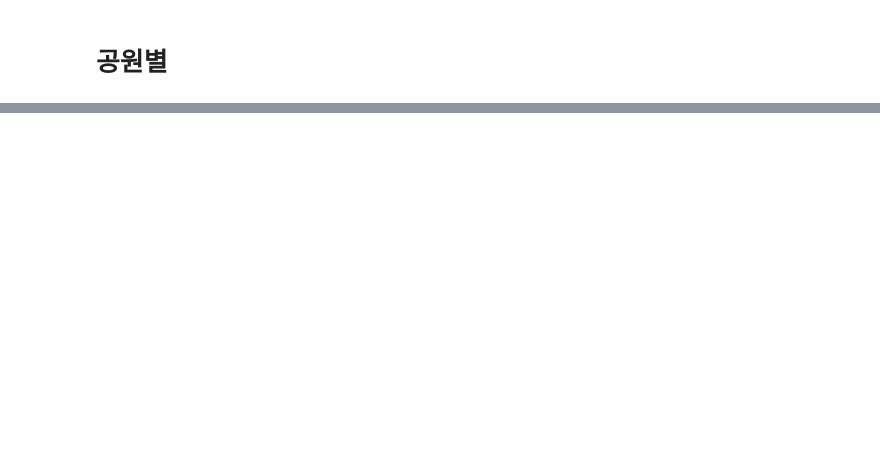
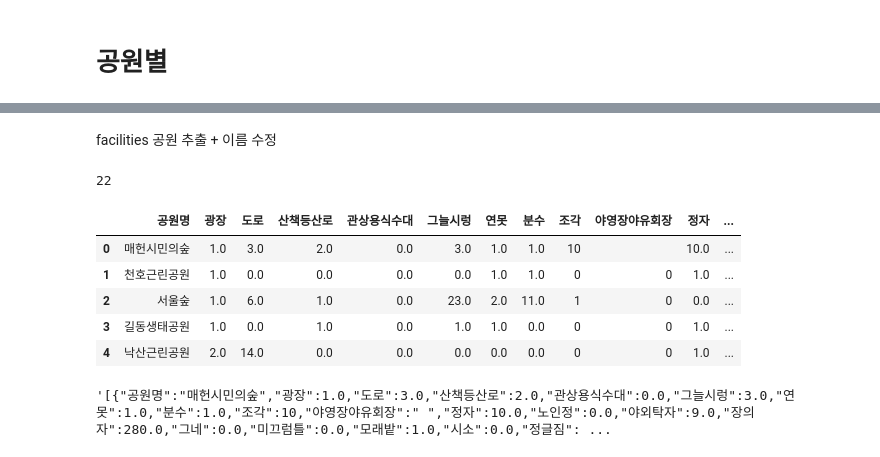
Before and after one commit to gnuyhaa/SeSAC_final, a Jupyter notebook: analysis/park.ipynb, the cells around one changed output, grey strips where cells are left out. Cells and saved outputs as stored; diff of their text form; code cells hidden in the pictures; blank space fills up the shorter version.

```diff
--- a/analysis/park.ipynb
+++ b/analysis/park.ipynb
@@ -251,3 +282,6 @@ facilities.head()
+# %%
+facilities.columns.values[24] = '수영장(실내)'
+facilities.columns.values[25] = '수영장(실외)'
 # %%
 facilities = facilities.fillna(0)
 # %%
@@ -296,0 +476,41 @@ park_json
+# %% [markdown]
+facilities 공원 추출 + 이름 수정
+# %%
+park_list = ['남산제1근린', '일자산<길동생태>', '서울대공원(총계)', '서울숲(생활권-근린)', '월드컵공원', '광화문시민열린마당',
+                    '여의도공원', '보라매', '어린이대공원', '천호', '용산가족공원',
+                    '낙산', '시민의숲', '선유도공원', '북서울꿈의숲', '서서울호수공원',
+                    '중랑캠핑숲', '세종로공원', '푸른수목원', '경춘선숲길', '서울로7017', '서울식물원(총계)']
+
+filtered_facilities = facilities[facilities['공원명'].isin(park_list)]
+filtered_facilities = filtered_facilities.drop_duplicates(subset=['공원명'], keep='first')
+# %%
+len(filtered_facilities)
+# %% [output]
+22
+# %%
+# 공원 이름 변경
+old_names = [
+    '남산제1근린', '일자산<길동생태>', '서울대공원(총계)', '서울숲(생활권-근린)', '월드컵공원', '광화문시민열린마당',
+    '여의도공원', '보라매', '어린이대공원', '천호', '용산가족공원',
+    '낙산', '시민의숲', '선유도공원', '북서울꿈의숲', '서서울호수공원',
+    '중랑캠핑숲', '세종로공원', '푸른수목원', '경춘선숲길', '서울로7017', '서울식물원(총계)'
+]
+
+new_names = [
+    '남산공원', '길동생태공원', '서울대공원', '서울숲', '월드컵공원', '광화문시민열린마당',
+    '여의도근린공원', '보라매근린공원', '어린이대공원', '천호근린공원', '용산가족공원',
+    '낙산근린공원', '매헌시민의숲', '선유도근린공원', '북서울꿈의숲', '서서울호수공원',
+    '중랑캠핑숲', '세종로공원', '푸른수목원', '경춘선숲길', '서울로7017', '서울식물원'
+]
+
+# 3. '공원명' 컬럼의 값들을 변경합니다.
+filtered_facilities['공원명'] = filtered_facilities['공원명'].replace(old_names, new_names)
+# %%
+filtered_facilities.head()
+# %% [output]
+|  | 공원명 | 광장 | 도로 | 산책등산로 | 관상용식수대 | 그늘시렁 | 연못 | 분수 | 조각 | 야영장야유회장 | 정자 | ... |
+| 0 | 매헌시민의숲 | 1.0 | 3.0 | 2.0 | 0.0 | 3.0 | 1.0 | 1.0 | 10 |  | 10.0 | ... |
+| 1 | 천호근린공원 | 1.0 | 0.0 | 0.0 | 0.0 | 0.0 | 1.0 | 1.0 | 0 | 0 | 1.0 | ... |
+| 2 | 서울숲 | 1.0 | 6.0 | 1.0 | 0.0 | 23.0 | 2.0 | 11.0 | 1 | 0 | 0.0 | ... |
+| 3 | 길동생태공원 | 1.0 | 0.0 | 1.0 | 0.0 | 1.0 | 1.0 | 0.0 | 0 | 0 | 1.0 | ... |
+| 4 | 낙산근린공원 | 2.0 | 14.0 | 0.0 | 0.0 | 0.0 | 0.0 | 0.0 | 0 | 0 | 1.0 | ... |
@@ -296,0 +521,5 @@ park_json
+# %%
+facilities_json = filtered_facilities.to_json(orient='records', force_ascii=False)
+facilities_json
+# %% [output]
+'[{"공원명":"매헌시민의숲","광장":1.0,"도로":3.0,"산책등산로":2.0,"관상용식수대":0.0,"그늘시렁":3.0,"연못":1.0,"분수":1.0,"조각":10,"야영장야유회장":" ","정자":10.0,"노인정":0.0,"야외탁자":9.0,"장의자":280.0,"그네":0.0,"미끄럼틀":0.0,"모래밭":1.0,"시소":0.0,"정글짐": ...
```
Also changed, not shown: parts of 30 cells of this notebook.
